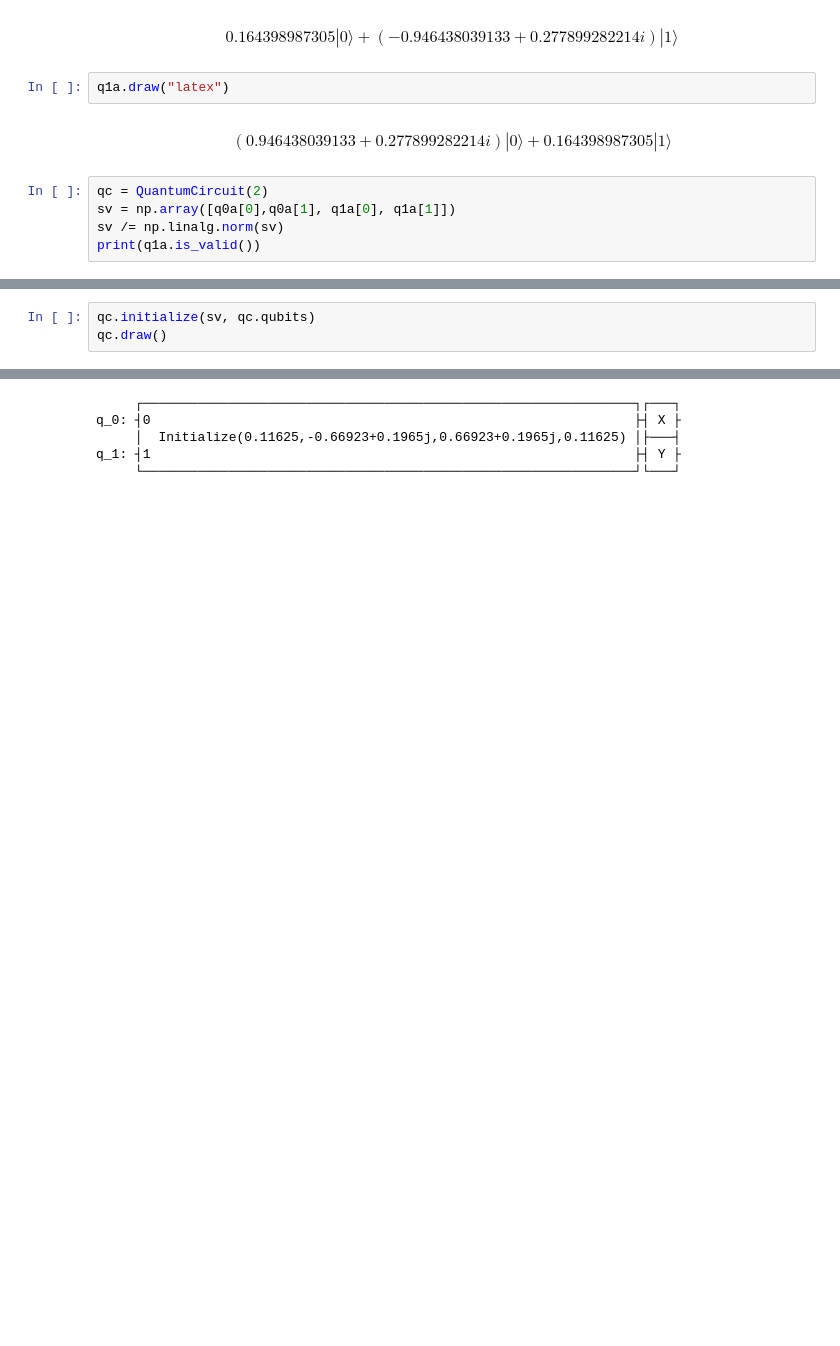
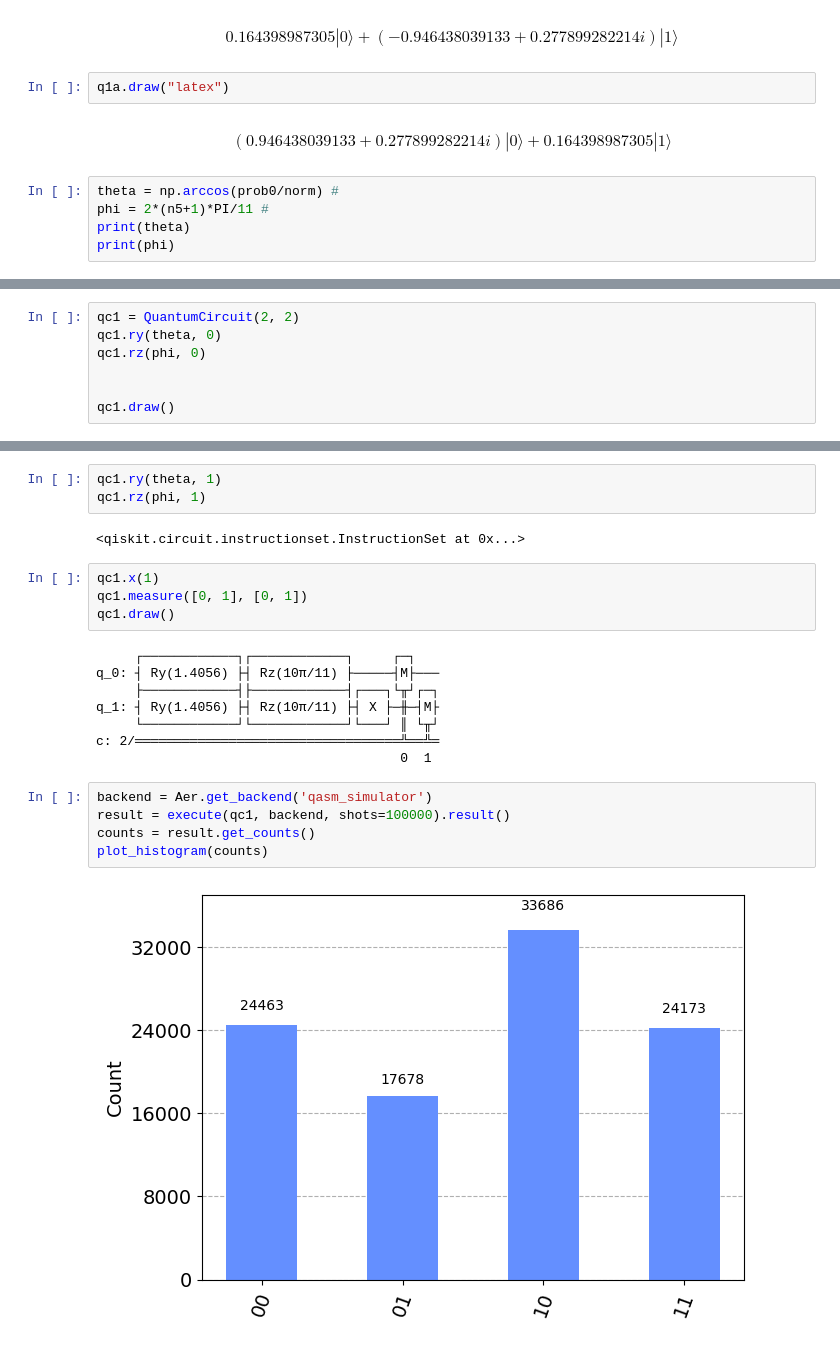
Before and after one commit to ags1999/CTC4400-2023.1, a Jupyter notebook: atv2/atividade2.ipynb, the cells around one changed output, grey strips where cells are left out. Saved outputs shown, nothing was run; the diff lists cells and outputs as text; blank space fills up the shorter version.

```diff
--- a/atv2/atividade2.ipynb
+++ b/atv2/atividade2.ipynb
@@ -22,8 +23,8 @@ q1a.draw("latex")
 # %% [output]
 $$(0.946438039133 + 0.277899282214 i) |0\rangle+0.164398987305 |1\rangle$$
 # %%
-qc = QuantumCircuit(2)
-sv = np.array([q0a[0],q0a[1], q1a[0], q1a[1]])
-sv /= np.linalg.norm(sv)
-print(q1a.is_valid())
+theta = np.arccos(prob0/norm) #
+phi = 2*(n5+1)*PI/11 #
+print(theta)
+print(phi)
 # %% [output]
@@ -31,4 +33,8 @@ True
 # %%
-qc.initialize(sv, qc.qubits)
-qc.draw()
+qc1 = QuantumCircuit(2, 2)
+qc1.ry(theta, 0)
+qc1.rz(phi, 0)
+
+
+qc1.draw()
 # %% [output]
@@ -40,7 +47,24 @@ q_1: ┤1                                                              ├
+# %%
+qc1.ry(theta, 1)
+qc1.rz(phi, 1)
+# %% [output]
+<qiskit.circuit.instructionset.InstructionSet at 0x...>
+# %%
+qc1.x(1)
+qc1.measure([0, 1], [0, 1])
+qc1.draw()
+# %% [output]
+     ┌────────────┐┌────────────┐     ┌─┐
+q_0: ┤ Ry(1.4056) ├┤ Rz(10π/11) ├─────┤M├───
+     ├────────────┤├────────────┤┌───┐└╥┘┌─┐
+q_1: ┤ Ry(1.4056) ├┤ Rz(10π/11) ├┤ X ├─╫─┤M├
+     └────────────┘└────────────┘└───┘ ║ └╥┘
+c: 2/══════════════════════════════════╩══╩═
+                                       0  1
 # %%
+backend = Aer.get_backend('qasm_simulator')
+result = execute(qc1, backend, shots=100000).result()
+counts = result.get_counts()
+plot_histogram(counts)
 # %% [output]
-     ┌───────────────────────────────────────────────────────────────┐┌───┐
-q_0: ┤0                                                              ├┤ X ├
-     │  Initialize(0.11625,-0.66923+0.1965j,0.66923+0.1965j,0.11625) │├───┤
-q_1: ┤1                                                              ├┤ Y ├
-     └───────────────────────────────────────────────────────────────┘└───┘
+[figure, added]
```
Also changed, not shown: parts of 14 cells of this notebook.
